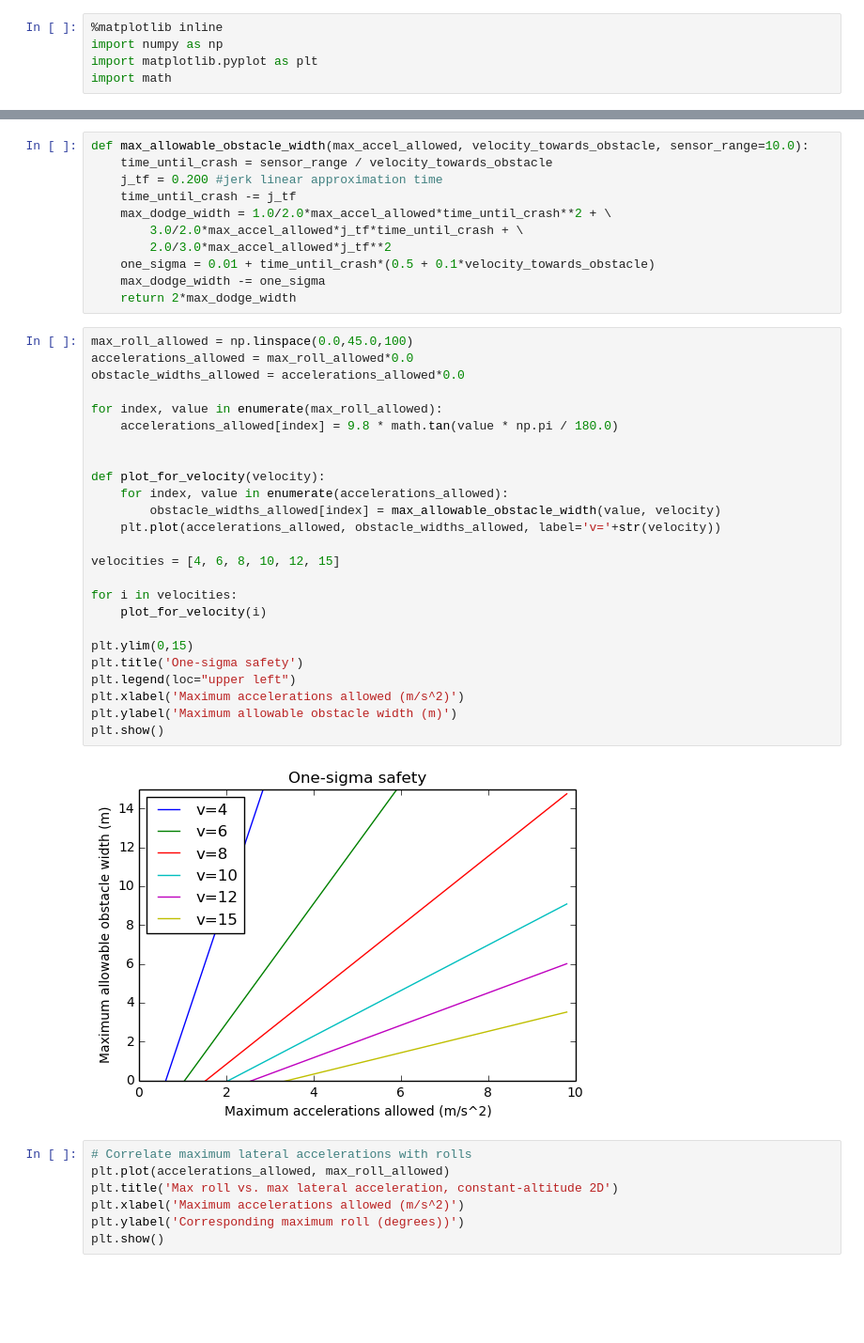
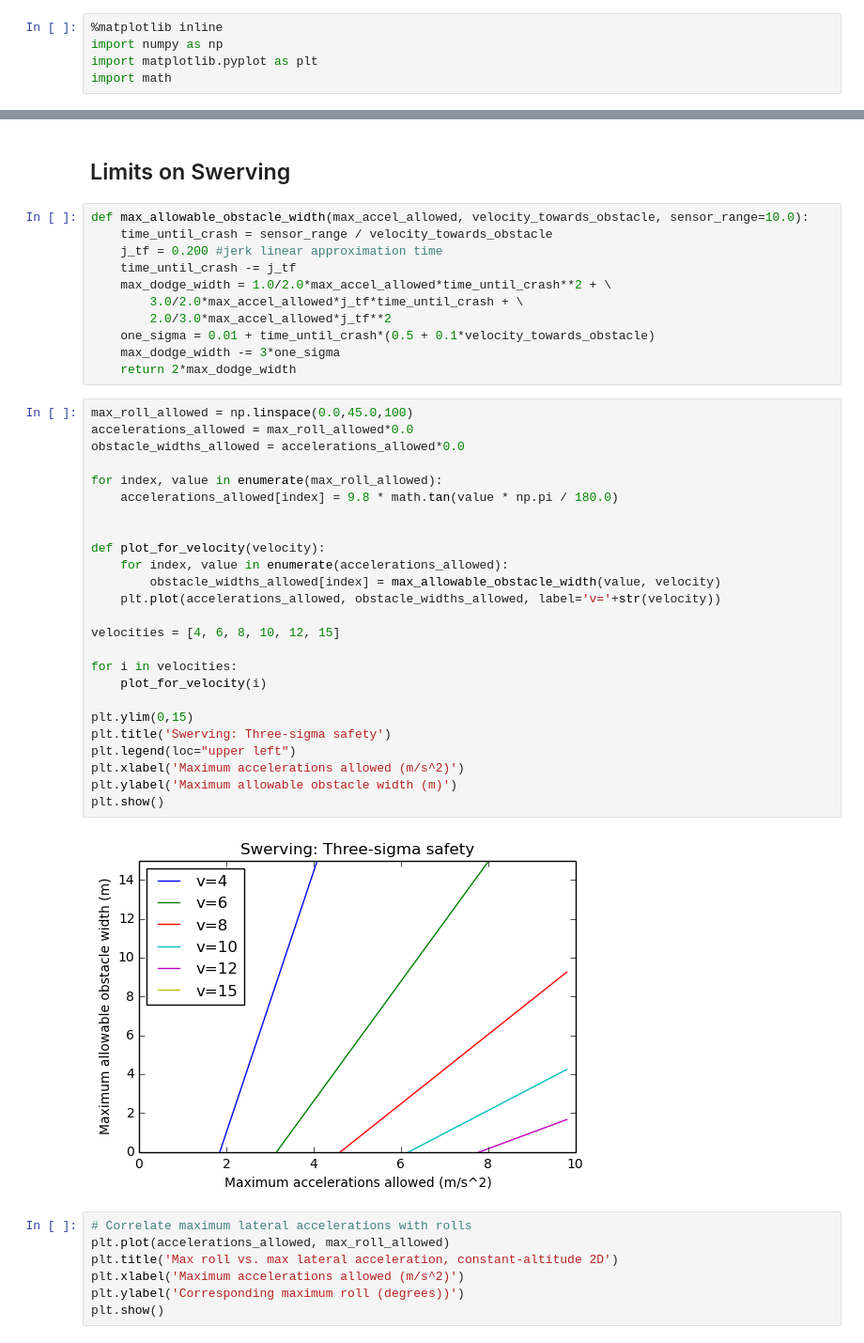
Before and after one commit to peteflorence/safety_limits_modeling, a Jupyter notebook: Top safe speed calculations.ipynb, the cells around one changed output, grey strips where cells are left out. Shown at 94% size. Cells and saved outputs as stored; diff of their text form; blank space fills up the shorter version.

```diff
--- a/Top safe speed calculations.ipynb
+++ b/Top safe speed calculations.ipynb
@@ -6,3 +30,5 @@ import math
+# %% [markdown]
+## Limits on Swerving
 # %%
 def max_allowable_obstacle_width(max_accel_allowed, velocity_towards_obstacle, sensor_range=10.0):
     time_until_crash = sensor_range / velocity_towards_obstacle
@@ -12,35 +38,35 @@ def max_allowable_obstacle_width(max_accel_allowed, velocity_towards_obstacle, s
         3.0/2.0*max_accel_allowed*j_tf*time_until_crash + \
         2.0/3.0*max_accel_allowed*j_tf**2
     one_sigma = 0.01 + time_until_crash*(0.5 + 0.1*velocity_towards_obstacle)
-    max_dodge_width -= one_sigma
+    max_dodge_width -= 3*one_sigma
     return 2*max_dodge_width
 # %%
 max_roll_allowed = np.linspace(0.0,45.0,100)
 accelerations_allowed = max_roll_allowed*0.0
 obstacle_widths_allowed = accelerations_allowed*0.0
 
 for index, value in enumerate(max_roll_allowed):
     accelerations_allowed[index] = 9.8 * math.tan(value * np.pi / 180.0)
 
 
 def plot_for_velocity(velocity):
     for index, value in enumerate(accelerations_allowed):
         obstacle_widths_allowed[index] = max_allowable_obstacle_width(value, velocity)
     plt.plot(accelerations_allowed, obstacle_widths_allowed, label='v='+str(velocity))
 
 velocities = [4, 6, 8, 10, 12, 15]
 
 for i in velocities:
     plot_for_velocity(i)
 
 plt.ylim(0,15)
-plt.title('One-sigma safety')
+plt.title('Swerving: Three-sigma safety')
 plt.legend(loc="upper left")
 plt.xlabel('Maximum accelerations allowed (m/s^2)')
 plt.ylabel('Maximum allowable obstacle width (m)')
 plt.show()
 # %% [output]
-[figure, old version]
+[figure, new version]
 # %%
 # Correlate maximum lateral accelerations with rolls
 plt.plot(accelerations_allowed, max_roll_allowed)
```
Also changed, not shown: parts of 11 cells of this notebook.
